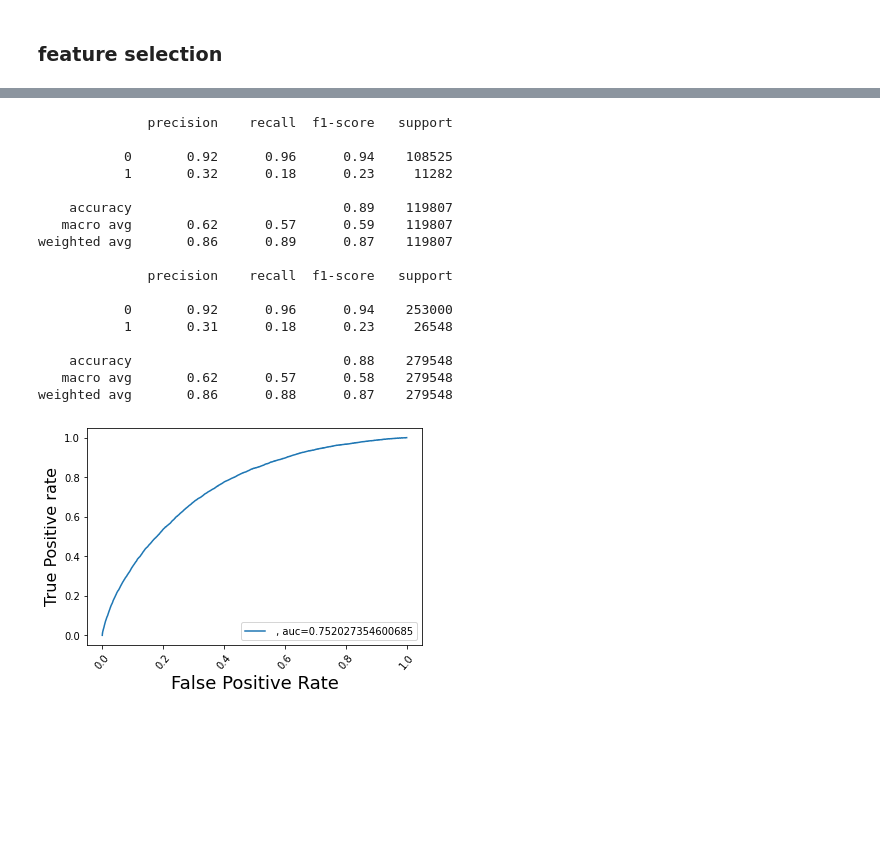
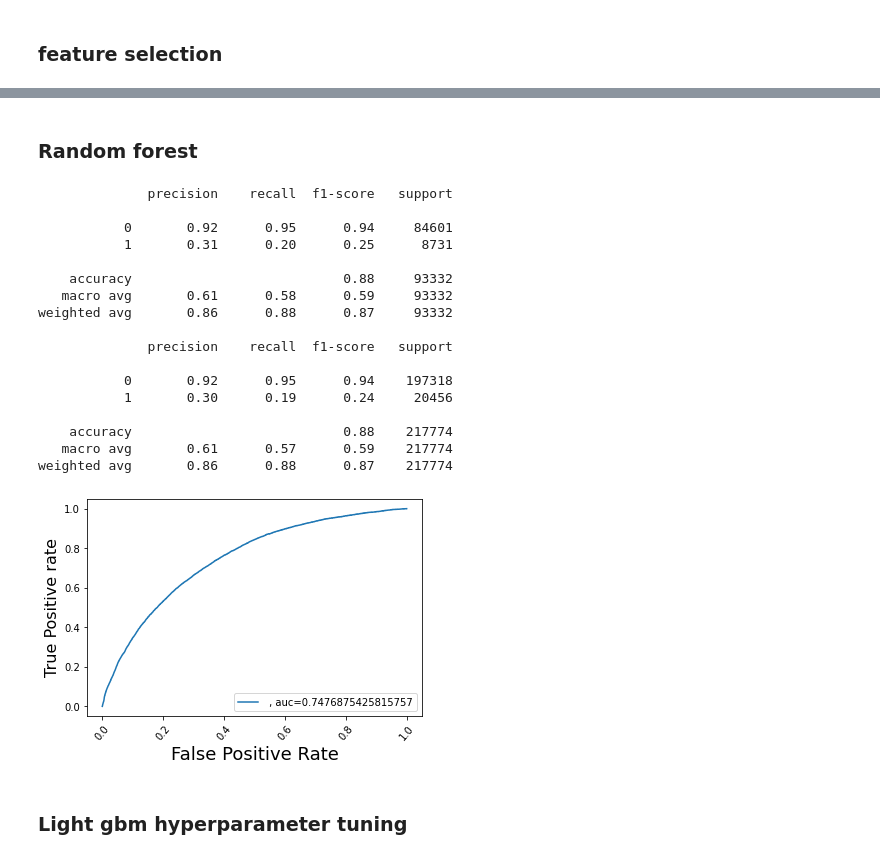
Before and after one commit to DS-IFT6750-project-collaboration/Hockey-all-star-analytics, a Jupyter notebook: Question_6 advanced models.ipynb, the cells around one changed output, grey strips where cells are left out. Cells and saved outputs as stored; diff of their text form; code cells hidden in the pictures; blank space fills up the shorter version.

Commit message:
Changes in advance model part

```diff
--- a/Question_6 advanced models.ipynb
+++ b/Question_6 advanced models.ipynb
@@ -26,6 +27,7 @@ from sklearn.model_selection import RandomizedSearchCV
 import pickle
 # %%
 df = pd.read_csv("./data/processed/plays_2015-2020.csv", index_col=False)
+df, test_df = split_dataset(df)
 advanced_df = advanced_features(df)
 advanced_df.head()
 # %% [output]
@@ -88,13 +41,6 @@ df[['gamePk','period_idx', 'x_coord','y_coord']].head()
 # %%
 #df3 = pd.get_dummies(df.shot_type)
 df2 = pd.get_dummies(df.period_type)
-df['game_time'] = df['game_time'].astype('datetime64[ns]')
-result_df = pd.concat([advanced_df, df2, df[['game_time','is_goal','gamePk']]], axis=1).round(2).fillna(0)
-result_df['game_time'] = result_df['game_time'].astype('datetime64[ns]')
 df['is_goal'] = np.where(df.event_type_id == "GOAL",1,0)
-
-
-dff = result_df[result_df['game_time'].dt.year<=2019]
-test = result_df[result_df['game_time'].dt.year>2019]
-dff.drop(['game_time'],axis=1,inplace=True)
-dff = dff.replace({np.nan: 0, np.inf:0, -np.inf:0})
+result_df = pd.concat([advanced_df, df2, df[['is_goal']]], axis=1).round(2).fillna(0)
+dff = result_df.replace({np.nan: 0, np.inf:0, -np.inf:0})
@@ -233,0 +145,19 @@ ValueError: The input feature(s) should be numeric type. Some of the input featu
+# %%
+## Hyperparameter tuning
+mlp = MLPClassifier(max_iter=100)
+parameter_space = {
+    'hidden_layer_sizes': [(50,50,50), (50,100,50), (100,)],
+    'activation': ['tanh', 'relu'],
+    'alpha': [0.0001, 0.05],
+
+}
+clf = RandomizedSearchCV(mlp, parameter_space, n_jobs=-1, cv=5)
+clf.fit(X_train[features], y_train)
+# Best parameter set
+print('Best parameters found:\n', clf.best_params_)
+
+# All results
+means = clf.cv_results_['mean_test_score']
+stds = clf.cv_results_['std_test_score']
+for mean, std, params in zip(means, stds, clf.cv_results_['params']):
+    print("%0.3f (+/-%0.03f) for %r" % (mean, std * 2, params))
@@ -259,36 +207,40 @@ weighted avg       0.87      0.91      0.87    279548
+# %% [markdown]
+### Random forest
 # %%
-## Random forest
+
 randomForest = RandomForestClassifier(random_state = 42, max_depth=6, class_weight = {0: 0.2, 1: 0.8}).fit(X_train[features], y_train)
 print(classification_report(y_test, randomForest.predict(X_test[features])))
 print(classification_report(y_train, randomForest.predict(X_train[features])))
 # %% [output]
               precision    recall  f1-score   support
 
-           0       0.92      0.96      0.94    108525
-           1       0.32      0.18      0.23     11282
+           0       0.92      0.95      0.94     84601
+           1       0.31      0.20      0.25      8731
 
-    accuracy                           0.89    119807
-   macro avg       0.62      0.57      0.59    119807
-weighted avg       0.86      0.89      0.87    119807
+    accuracy                           0.88     93332
+   macro avg       0.61      0.58      0.59     93332
+weighted avg       0.86      0.88      0.87     93332
 
               precision    recall  f1-score   support
 
-           0       0.92      0.96      0.94    253000
-           1       0.31      0.18      0.23     26548
+           0       0.92      0.95      0.94    197318
+           1       0.30      0.19      0.24     20456
 
-    accuracy                           0.88    279548
-   macro avg       0.62      0.57      0.58    279548
-weighted avg       0.86      0.88      0.87    279548
+    accuracy                           0.88    217774
+   macro avg       0.61      0.57      0.59    217774
+weighted avg       0.86      0.88      0.87    217774
 # %%
 
-y_pred_proba = clf.predict_proba(X_test[features])[::,1]
+y_pred_proba = randomForest.predict_proba(X_test[features])[::,1]
 fpr, tpr, _ = metrics.roc_curve(y_test,  y_pred_proba)
 auc = metrics.roc_auc_score(y_test, y_pred_proba)
 plt.plot(fpr,tpr,label=" , auc="+str(auc))
 plt.legend(loc=4)
 plt.xticks(rotation=50)
 plt.xlabel('False Positive Rate', fontsize=18)
 plt.ylabel('True Positive rate', fontsize=16)
 plt.show()
 # %% [output]
-[figure, old version]
+[figure, new version]
+# %% [markdown]
+### Light gbm hyperparameter tuning
```
Also changed, not shown: parts of 49 cells of this notebook, 5 other files.
